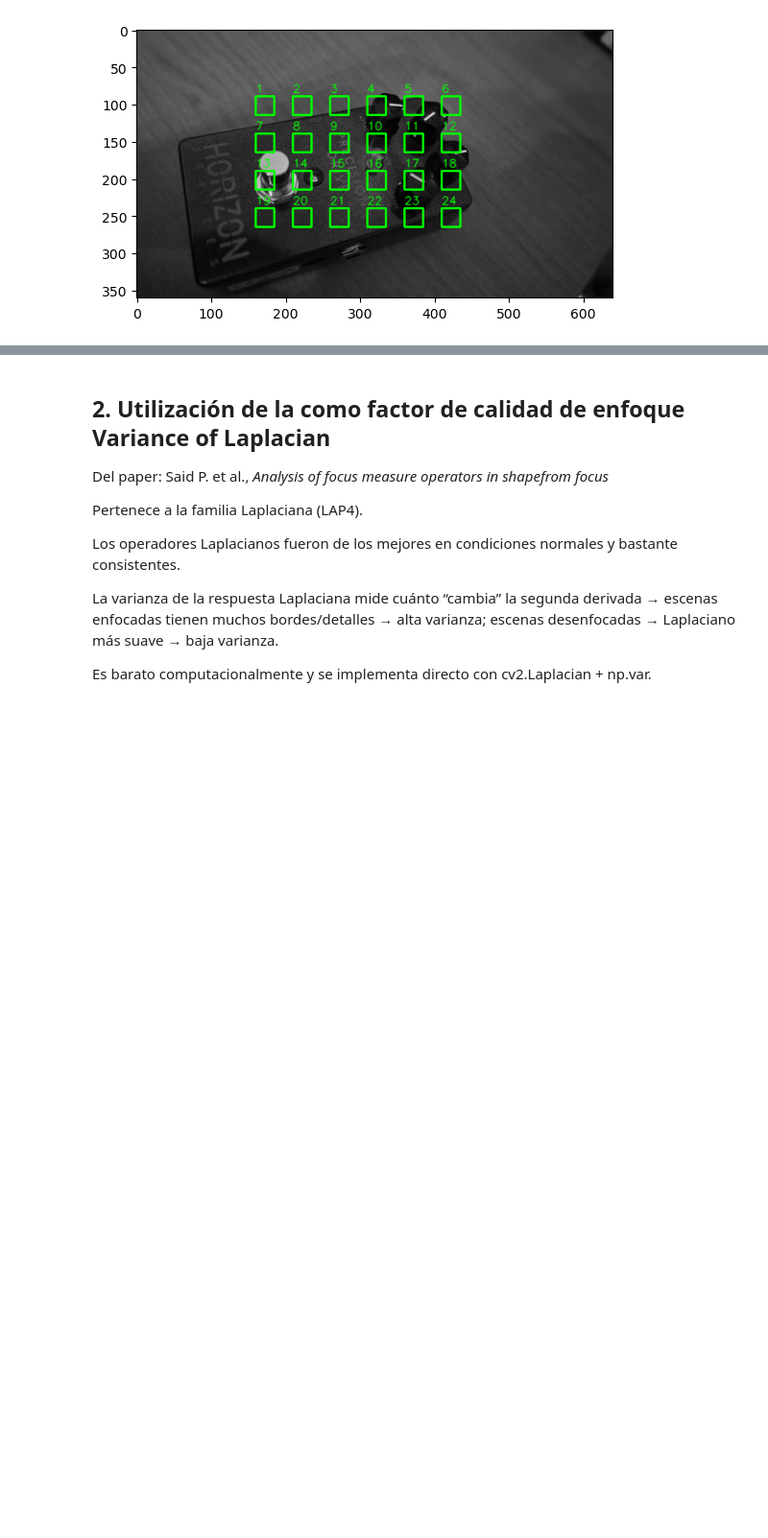
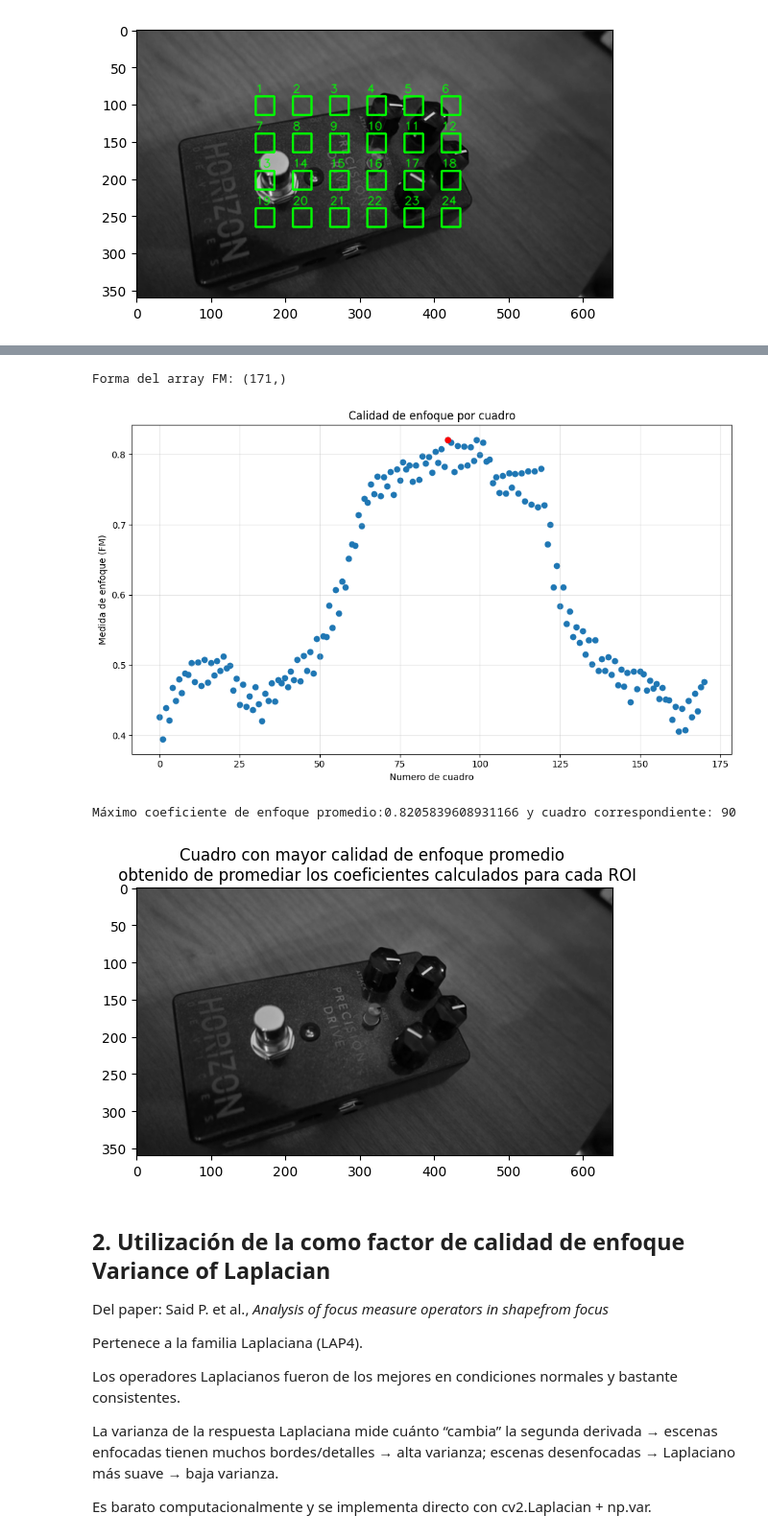
Before and after one commit to joral315/TP2_VC1_CEIA, a Jupyter notebook: focus_quality.ipynb, the cells around one changed output, grey strips where cells are left out. Shown at 96% size. Cells and saved outputs as stored; diff of their text form; code cells hidden in the pictures; blank space fills up the shorter version.

```diff
--- a/focus_quality.ipynb
+++ b/focus_quality.ipynb
@@ -329,3 +339,24 @@ Máximo coeficiente de enfoque promedio:0.6545118245474963 y cuadro correspondie
+# %%
+#uso de unsharp mask, se nota que en la región donde aparecian los cuadros con mejor enfoque se mejoró notablemente la
+#métrica de nitidéz, paso de ser un "pico" a parecerse más a una "meseta".
+regiones, boxes,lado,coverage=extraer_regiones_de_frames(frames_gray)
+
+analyzer = CalidadEnfoque()
+fm_por_cuadro = analyzer.calidad(regiones, True)
+print(f"Forma del array FM: {fm_por_cuadro.shape}")
+
+maximo = analyzer.grafico(fm_por_cuadro)
+print(f'Máximo coeficiente de enfoque promedio:{maximo[0]} y cuadro correspondiente: {maximo[1]}')
+
+img_vis = cv2.cvtColor(frames_gray[maximo[1],...], cv2.COLOR_GRAY2BGR)
+plt.imshow(img_vis)
+plt.title('Cuadro con mayor calidad de enfoque promedio \n obtenido de promediar los coeficientes calculados para cada ROI')
+plt.show()
+# %% [output]
+Forma del array FM: (171,)
+[figure, added]
+Máximo coeficiente de enfoque promedio:0.8205839608931166 y cuadro correspondiente: 90
+[figure, added]
 # %% [markdown]
 ## 2. Utilización de la como factor de calidad de enfoque **Variance of Laplacian**
 
```
Also changed, not shown: parts of 6 cells of this notebook.
